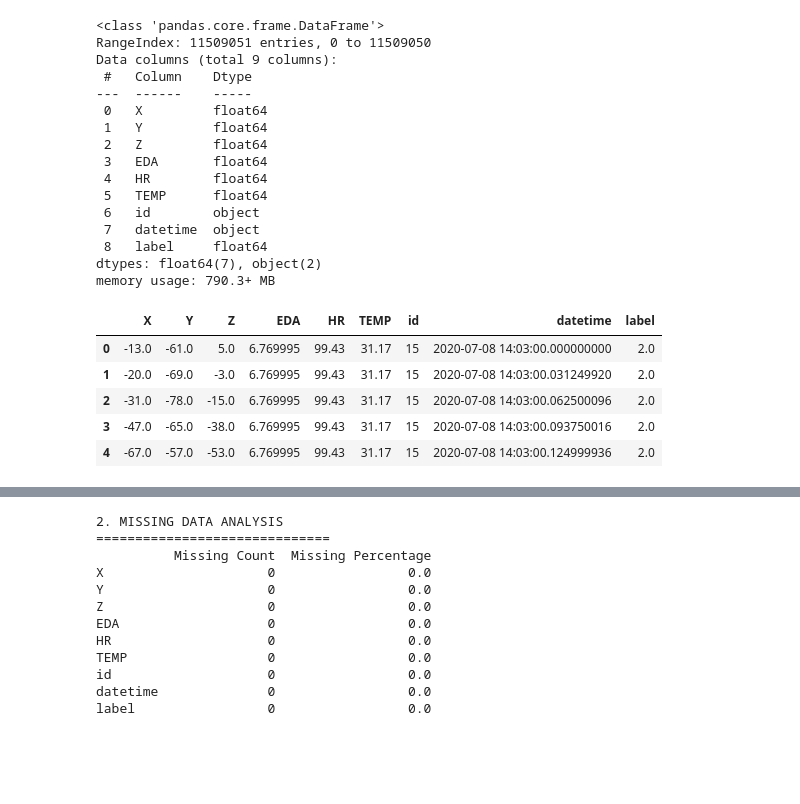
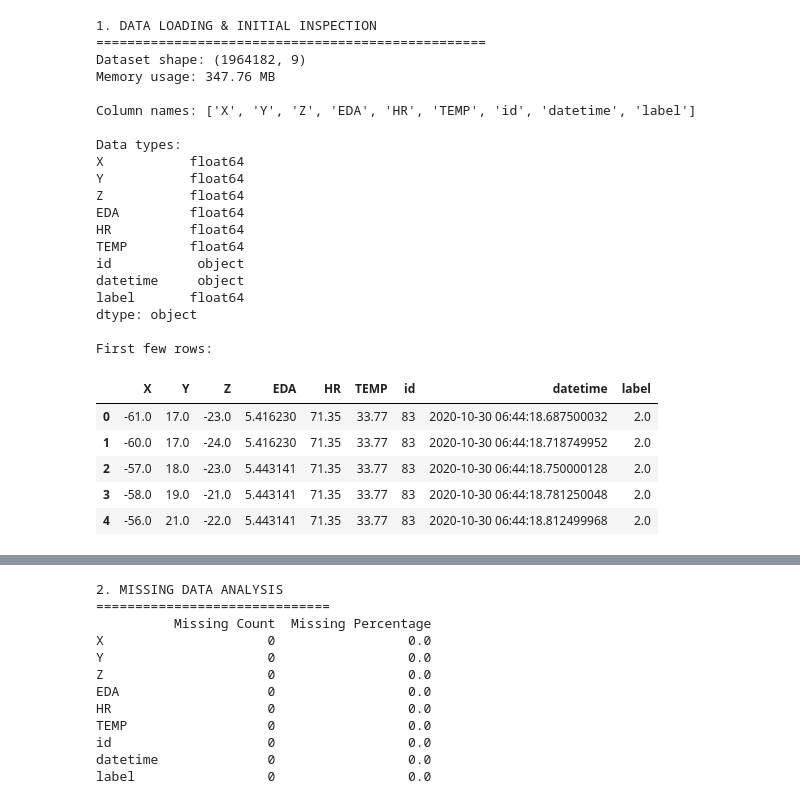
Before and after one commit to MichielGhesquiere/nurse-stress-wearables, a Jupyter notebook: notebooks/EDA.ipynb, the cells around one changed output, grey strips where cells are left out. Cells and saved outputs as stored; diff of their text form; code cells hidden in the pictures; blank space fills up the shorter version.

```diff
--- a/notebooks/EDA.ipynb
+++ b/notebooks/EDA.ipynb
@@ -15,40 +17,44 @@ print("=== NURSE STRESS SENSOR DATA - EXPLORATORY DATA ANALYSIS ===\n")
 # %%
 # 1. DATA LOADING & INITIAL INSPECTION
 print("1. DATA LOADING & INITIAL INSPECTION")
 print("="*50)
 
-df = pd.read_csv(r'C:\Users\Michi\nurse-stress-wearables\data\merged_data.csv')
+df = pd.read_csv(r'C:\Users\Michi\nurse-stress-wearables\data\merged_data_subset.csv')
 
 print(f"Dataset shape: {df.shape}")
 print(f"Memory usage: {df.memory_usage(deep=True).sum() / 1024**2:.2f} MB")
 print(f"\nColumn names: {list(df.columns)}")
 print(f"\nData types:")
 print(df.dtypes)
 print(f"\nFirst few rows:")
 df.head()
 # %% [output]
-<class 'pandas.core.frame.DataFrame'>
-RangeIndex: 11509051 entries, 0 to 11509050
-Data columns (total 9 columns):
- #   Column    Dtype
----  ------    -----
- 0   X         float64
- 1   Y         float64
- 2   Z         float64
- 3   EDA       float64
- 4   HR        float64
- 5   TEMP      float64
- 6   id        object
- 7   datetime  object
- 8   label     float64
-dtypes: float64(7), object(2)
-memory usage: 790.3+ MB
+1. DATA LOADING & INITIAL INSPECTION
+==================================================
+Dataset shape: (1964182, 9)
+Memory usage: 347.76 MB
+
+Column names: ['X', 'Y', 'Z', 'EDA', 'HR', 'TEMP', 'id', 'datetime', 'label']
+
+Data types:
+X           float64
+Y           float64
+Z           float64
+EDA         float64
+HR          float64
+TEMP        float64
+id           object
+datetime     object
+label       float64
+dtype: object
+
+First few rows:
 |  | X | Y | Z | EDA | HR | TEMP | id | datetime | label |
-| 0 | -13.0 | -61.0 | 5.0 | 6.769995 | 99.43 | 31.17 | 15 | 2020-07-08 14:03:00.000000000 | 2.0 |
-| 1 | -20.0 | -69.0 | -3.0 | 6.769995 | 99.43 | 31.17 | 15 | 2020-07-08 14:03:00.031249920 | 2.0 |
-| 2 | -31.0 | -78.0 | -15.0 | 6.769995 | 99.43 | 31.17 | 15 | 2020-07-08 14:03:00.062500096 | 2.0 |
-| 3 | -47.0 | -65.0 | -38.0 | 6.769995 | 99.43 | 31.17 | 15 | 2020-07-08 14:03:00.093750016 | 2.0 |
-| 4 | -67.0 | -57.0 | -53.0 | 6.769995 | 99.43 | 31.17 | 15 | 2020-07-08 14:03:00.124999936 | 2.0 |
+| 0 | -61.0 | 17.0 | -23.0 | 5.416230 | 71.35 | 33.77 | 83 | 2020-10-30 06:44:18.687500032 | 2.0 |
+| 1 | -60.0 | 17.0 | -24.0 | 5.416230 | 71.35 | 33.77 | 83 | 2020-10-30 06:44:18.718749952 | 2.0 |
+| 2 | -57.0 | 18.0 | -23.0 | 5.443141 | 71.35 | 33.77 | 83 | 2020-10-30 06:44:18.750000128 | 2.0 |
+| 3 | -58.0 | 19.0 | -21.0 | 5.443141 | 71.35 | 33.77 | 83 | 2020-10-30 06:44:18.781250048 | 2.0 |
+| 4 | -56.0 | 21.0 | -22.0 | 5.443141 | 71.35 | 33.77 | 83 | 2020-10-30 06:44:18.812499968 | 2.0 |
 # %%
 # Check for duplicates
 print(f"\nDuplicate rows: {df.duplicated().sum()}")
```
Also changed, not shown: parts of 8 cells of this notebook, 1 other file.
